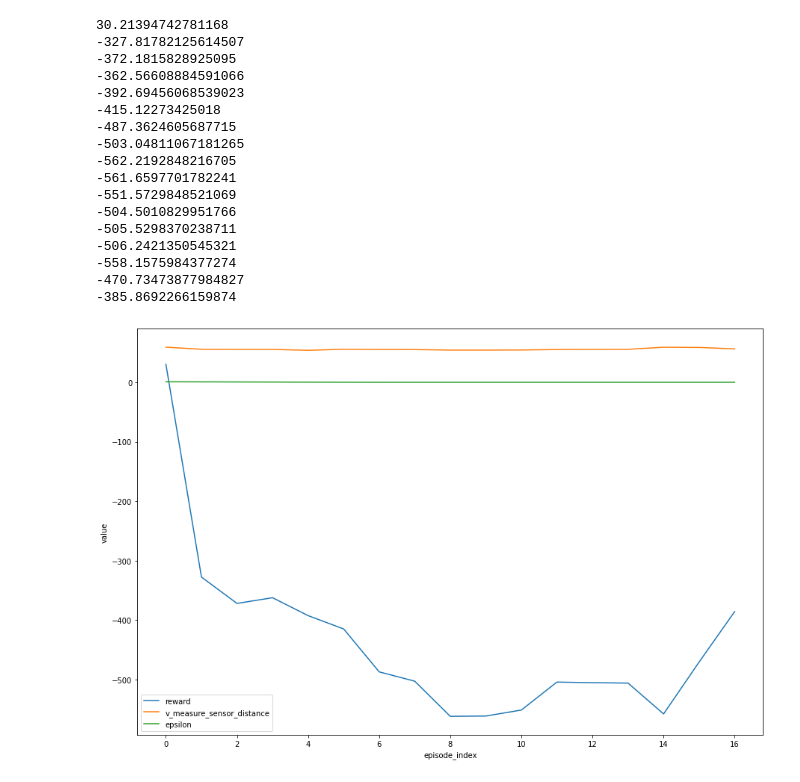
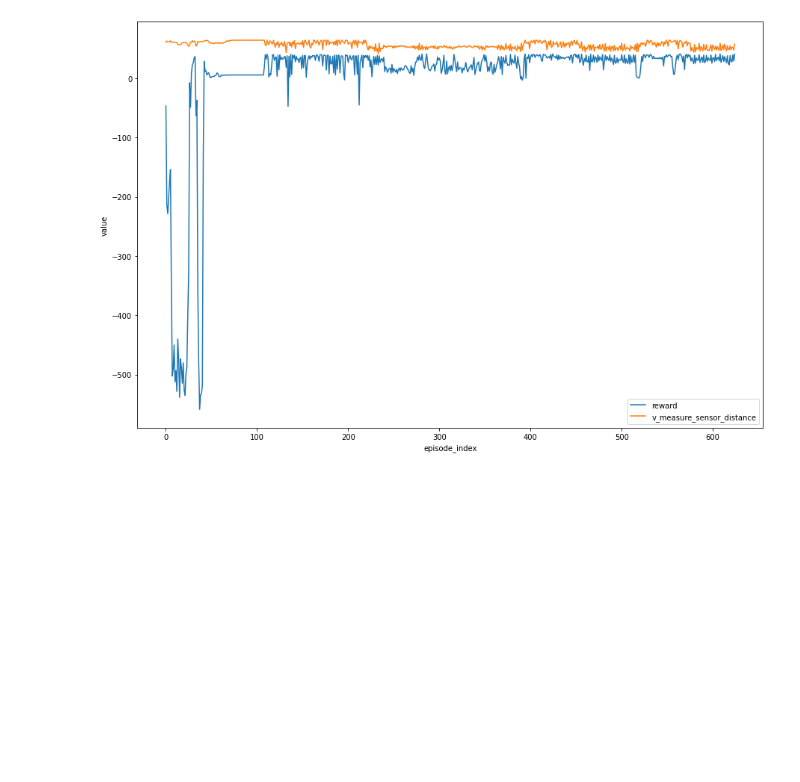
Before and after one commit to gansem/learning_machines_robobo, a Jupyter notebook: src/analytics.ipynb, the cells around one changed output. Saved outputs shown, nothing was run; the diff lists cells and outputs as text; code cells hidden in the pictures; blank space fills up the shorter version.

```diff
--- a/src/analytics.ipynb
+++ b/src/analytics.ipynb
@@ -8,7 +8,7 @@ import info
 # path = f'../results/{info.task}/{info.user}/take_03/learning_progress.tsv'
 # print(path)
 # df = pd.read_csv(path, sep='\t')
-df = pd.read_csv('C:/Users/Hammock/Documents/VU_masters_AI/learning_machines/learning_machines_robobo/results/obstacle_avoidance/et/take_03/learning_progress.tsv', sep='\t')
+df = pd.read_csv('C:/Users/Hammock/Documents/VU_masters_AI/learning_machines/learning_machines_robobo/results/obstacle_avoidance/guido/take_01/learning_progress.tsv', sep='\t')
 # %%
 # rename index col
 df = df.rename(columns={'Unnamed: 0': 'index'})
@@ -23,34 +23,18 @@ df.head()
 # %%
 
 # group per episode and append to new df
 _df = pd.DataFrame()
 for k,v in df.groupby('episode_index'):
-    _df = _df.append({'episode_index': int(k), 'reward': v['reward'].sum(), 'v_measure_sensor_distance': v['v_measure_sensor_distance'].sum(), 'epsilon': v['epsilon'].min()}, ignore_index=True)
-    print(v['reward'].sum())
+    _df = _df.append({'episode_index': int(k), 'reward': v['reward'].sum(), 'v_measure_sensor_distance': v['v_measure_sensor_distance'].sum(), 'epsilon': v['epsilon'].min(), 'v_distance_reward': v['v_distance_reward'].sum()}, ignore_index=True)
+    # print(v['reward'].sum())
 
 
 # plot
 fig, ax = plt.subplots(figsize=(15,10))
-melt = _df.melt(id_vars='episode_index', value_vars=['reward', 'v_measure_sensor_distance', 'epsilon'])
+melt = _df.melt(id_vars='episode_index', value_vars=['reward', 'v_measure_sensor_distance'])
 sns.lineplot(data=melt, x='episode_index', y='value', hue='variable')
 plt.legend()
-plt.savefig('../img/learning_rate_lineplot.png')
+img_path = 'C:/Users/Hammock/Documents/VU_masters_AI/learning_machines/learning_machines_robobo/results/obstacle_avoidance/guido/take_01/'
+plt.savefig(img_path+'/learning_rate_lineplot.png')
 # %% [output]
-30.21394742781168
--327.81782125614507
--372.1815828925095
--362.56608884591066
--392.69456068539023
--415.12273425018
--487.3624605687715
--503.04811067181265
--562.2192848216705
--561.6597701782241
--551.5729848521069
--504.5010829951766
--505.5298370238711
--506.2421350545321
--558.1575984377274
--470.73473877984827
--385.8692266159874
-[figure, old version]
+[figure, new version]
```
Also changed, not shown: parts of 4 cells of this notebook, 13 other files.
